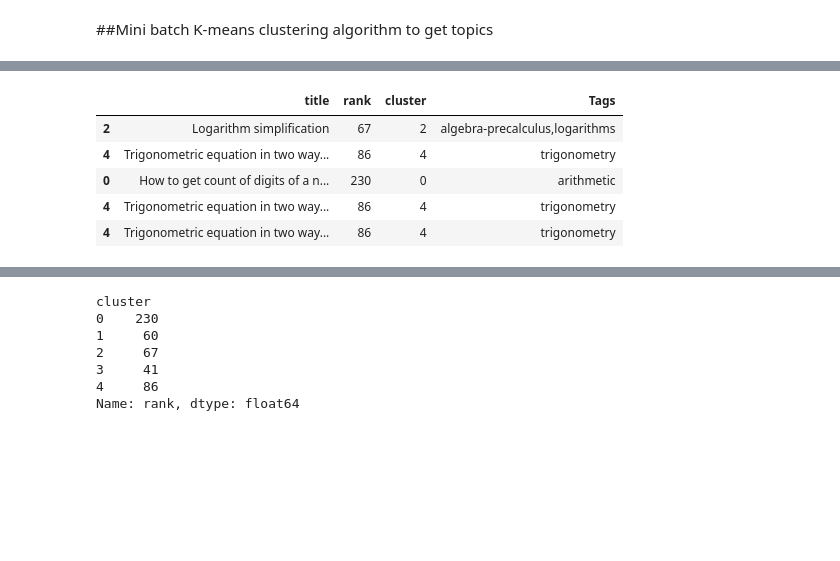
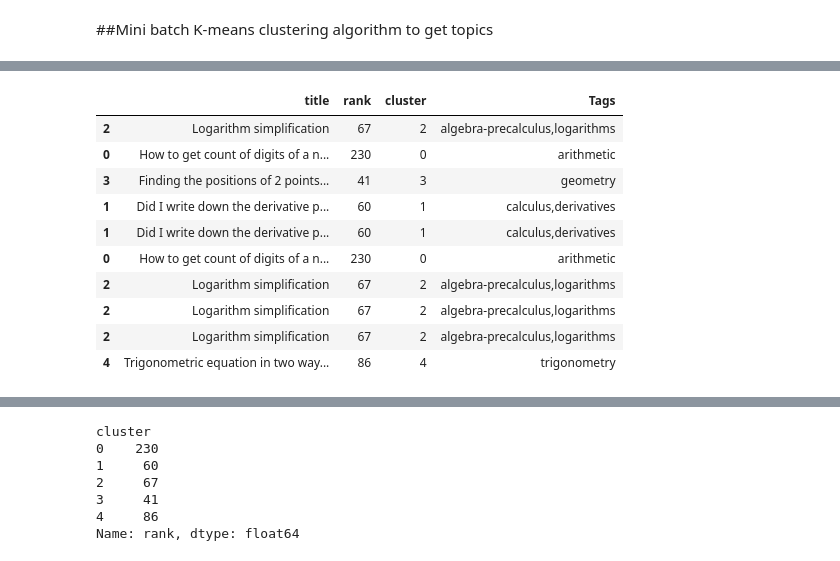
Before and after one commit to jaclynweiser/DS3-Project-Kojak, a Jupyter notebook: Project_Kojak_StackExchange.ipynb, the cells around one changed output, grey strips where cells are left out. Cells and saved outputs as stored; diff of their text form; code cells hidden in the pictures; blank space fills up the shorter version.

```diff
--- a/Project_Kojak_StackExchange.ipynb
+++ b/Project_Kojak_StackExchange.ipynb
@@ -582,14 +582,19 @@ questions = { 'title': highschool3.Title, 'rank': highschool3.ViewCount, 'body':
 
 frame = pd.DataFrame(questions, index = [clusters] , columns = ['title', 'rank', 'cluster', 'Tags'])
 # %%
-frame.head()
+frame.head(10)
 # %% [output]
 |  | title | rank | cluster | Tags |
 | 2 | Logarithm simplification | 67 | 2 | algebra-precalculus,logarithms |
+| 0 | How to get count of digits of a n... | 230 | 0 | arithmetic |
+| 3 | Finding the positions of 2 points... | 41 | 3 | geometry |
+| 1 | Did I write down the derivative p... | 60 | 1 | calculus,derivatives |
+| 1 | Did I write down the derivative p... | 60 | 1 | calculus,derivatives |
+| 0 | How to get count of digits of a n... | 230 | 0 | arithmetic |
+| 2 | Logarithm simplification | 67 | 2 | algebra-precalculus,logarithms |
+| 2 | Logarithm simplification | 67 | 2 | algebra-precalculus,logarithms |
+| 2 | Logarithm simplification | 67 | 2 | algebra-precalculus,logarithms |
 | 4 | Trigonometric equation in two way... | 86 | 4 | trigonometry |
-| 0 | How to get count of digits of a n... | 230 | 0 | arithmetic |
-| 4 | Trigonometric equation in two way... | 86 | 4 | trigonometry |
-| 4 | Trigonometric equation in two way... | 86 | 4 | trigonometry |
 # %%
 frame.cluster.value_counts()
 # %% [output]
```
Also changed, not shown: parts of 5 cells of this notebook.
